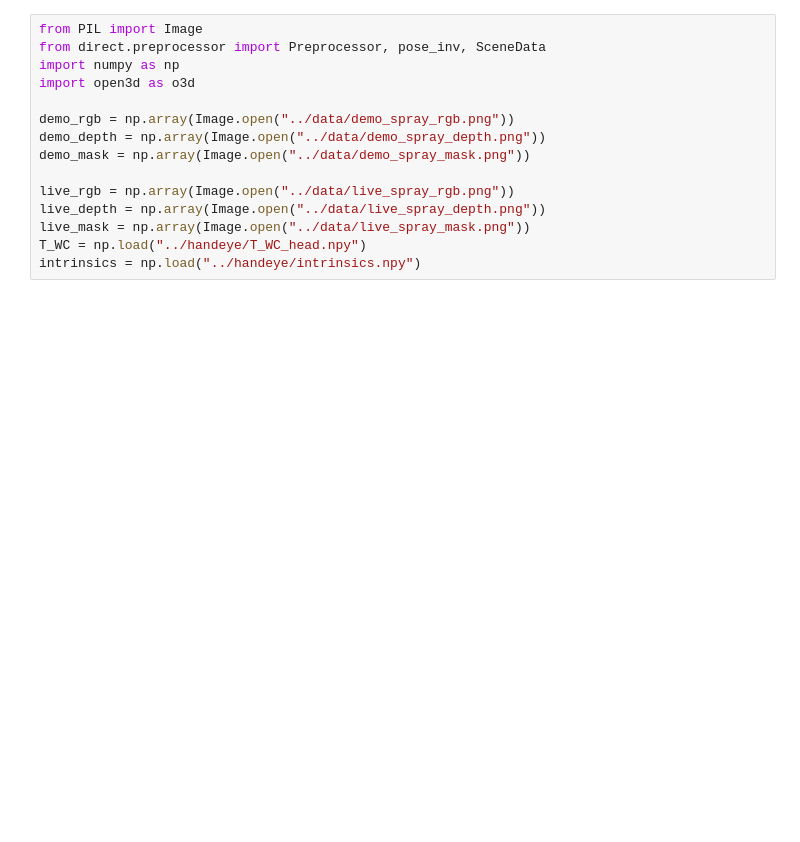
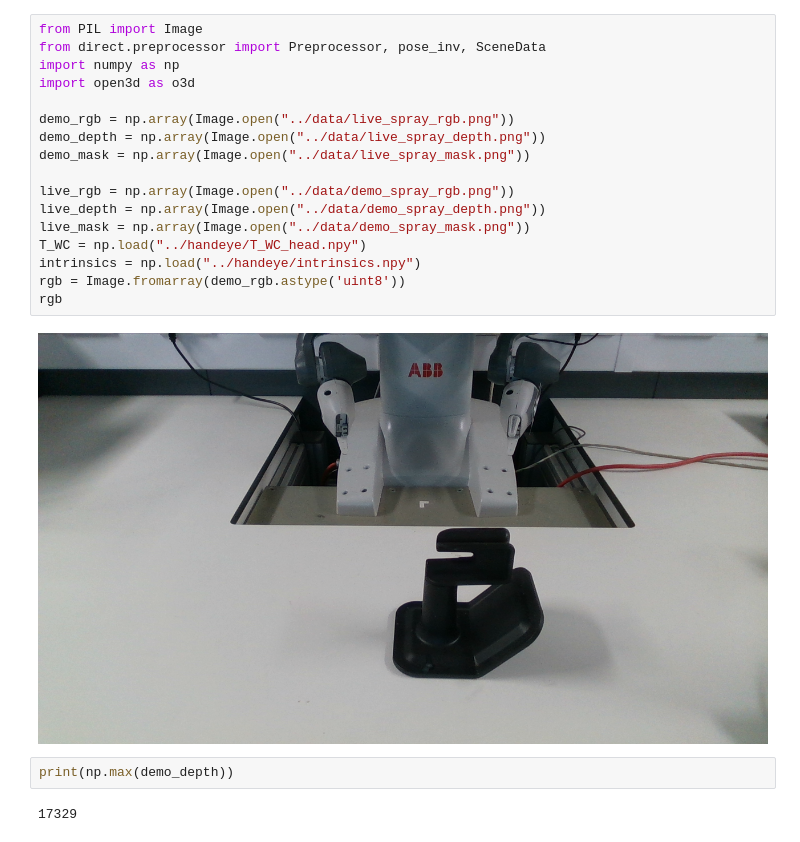
Before and after one commit to yw14218/yumi_oneshot, a Jupyter notebook: PoseEst/icp.ipynb, the cells around one changed output. Cells and saved outputs as stored; diff of their text form; blank space fills up the shorter version.

```diff
--- a/PoseEst/icp.ipynb
+++ b/PoseEst/icp.ipynb
@@ -1,15 +1,23 @@
 # %%
 from PIL import Image
 from direct.preprocessor import Preprocessor, pose_inv, SceneData
 import numpy as np
 import open3d as o3d
 
-demo_rgb = np.array(Image.open("../data/demo_spray_rgb.png"))
-demo_depth = np.array(Image.open("../data/demo_spray_depth.png"))
-demo_mask = np.array(Image.open("../data/demo_spray_mask.png"))
+demo_rgb = np.array(Image.open("../data/live_spray_rgb.png"))
+demo_depth = np.array(Image.open("../data/live_spray_depth.png"))
+demo_mask = np.array(Image.open("../data/live_spray_mask.png"))
 
-live_rgb = np.array(Image.open("../data/live_spray_rgb.png"))
-live_depth = np.array(Image.open("../data/live_spray_depth.png"))
-live_mask = np.array(Image.open("../data/live_spray_mask.png"))
+live_rgb = np.array(Image.open("../data/demo_spray_rgb.png"))
+live_depth = np.array(Image.open("../data/demo_spray_depth.png"))
+live_mask = np.array(Image.open("../data/demo_spray_mask.png"))
 T_WC = np.load("../handeye/T_WC_head.npy")
 intrinsics = np.load("../handeye/intrinsics.npy")
+rgb = Image.fromarray(demo_rgb.astype('uint8'))
+rgb
+# %% [output]
+[figure, added]
+# %%
+print(np.max(demo_depth))
+# %% [output]
+17329
```
Also changed, not shown: parts of 7 cells of this notebook, 53 other files.
